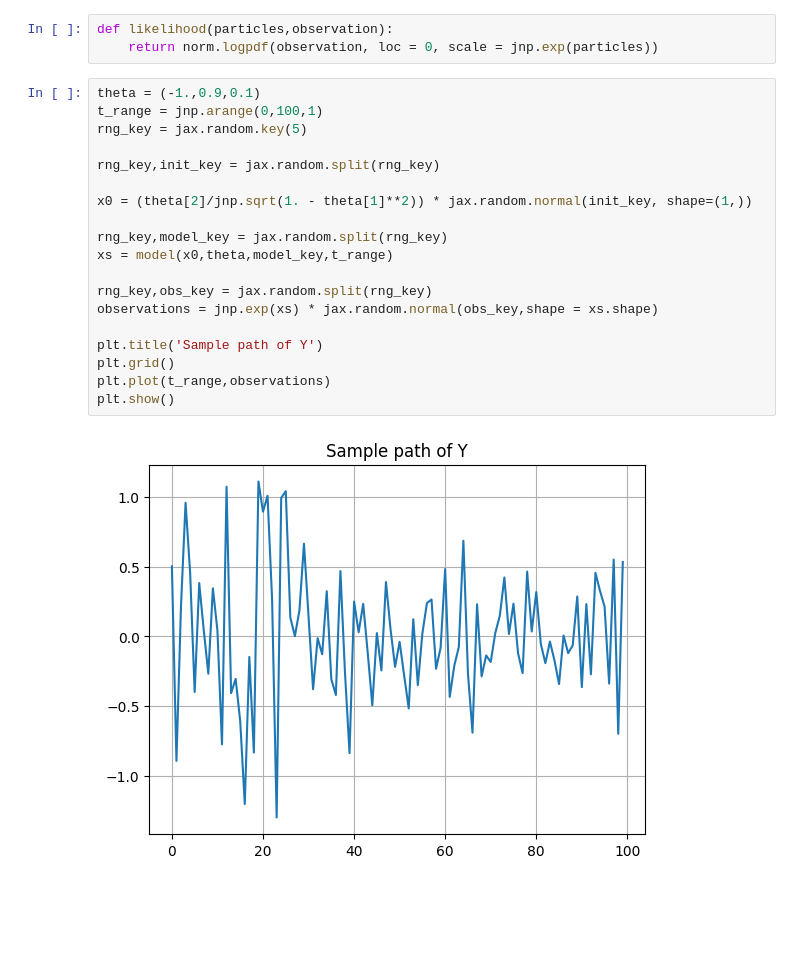
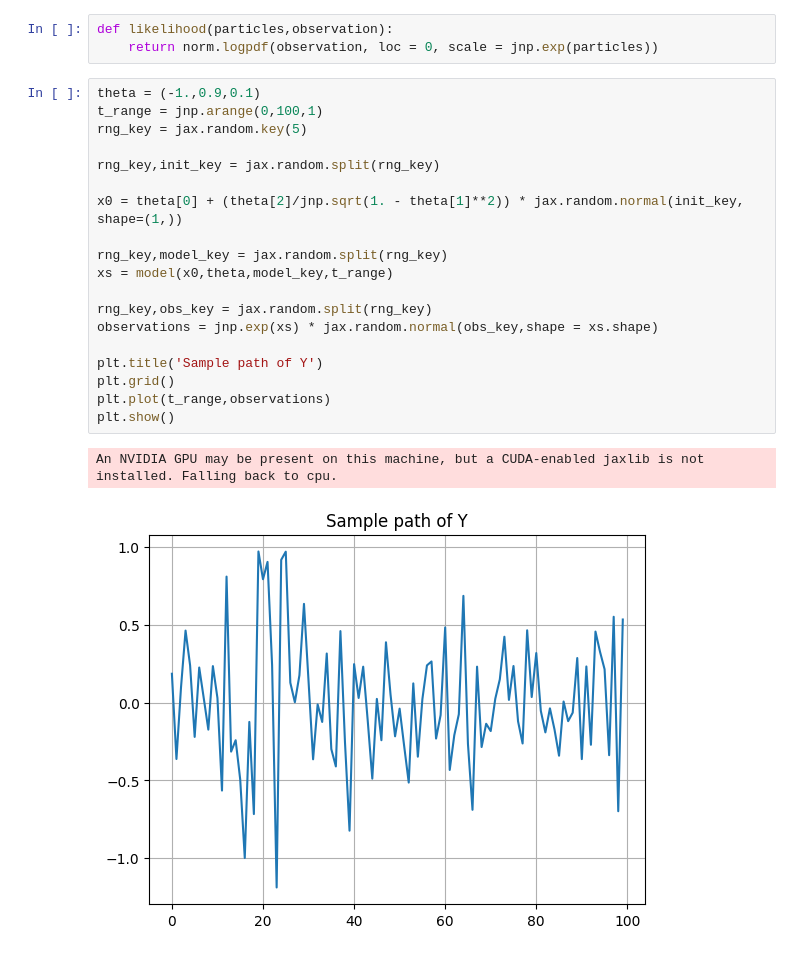
Before and after one commit to Averydx/GradientBasedSamplers, a Jupyter notebook: examples/pmmh_example.ipynb, the cells around one changed output. Drawn from its saved outputs; the diff is of its cells as text; blank space fills up the shorter version.

```diff
--- a/examples/pmmh_example.ipynb
+++ b/examples/pmmh_example.ipynb
@@ -29,23 +29,24 @@ def likelihood(particles,observation):
 # %%
 theta = (-1.,0.9,0.1)
 t_range = jnp.arange(0,100,1)
 rng_key = jax.random.key(5)
 
 rng_key,init_key = jax.random.split(rng_key)
 
-x0 = (theta[2]/jnp.sqrt(1. - theta[1]**2)) * jax.random.normal(init_key, shape=(1,))
+x0 = theta[0] + (theta[2]/jnp.sqrt(1. - theta[1]**2)) * jax.random.normal(init_key, shape=(1,))
 
 rng_key,model_key = jax.random.split(rng_key)
 xs = model(x0,theta,model_key,t_range)
 
 rng_key,obs_key = jax.random.split(rng_key)
 observations = jnp.exp(xs) * jax.random.normal(obs_key,shape = xs.shape)
 
 plt.title('Sample path of Y')
 plt.grid()
 plt.plot(t_range,observations)
 plt.show()
 # %% [output]
+An NVIDIA GPU may be present on this machine, but a CUDA-enabled jaxlib is not installed. Falling back to cpu.
-[figure, old version]
+[figure, new version]
 # %%
 from algorithms.smc import particle_filter
```
Also changed, not shown: parts of 1 cell of this notebook, 11 other files.
